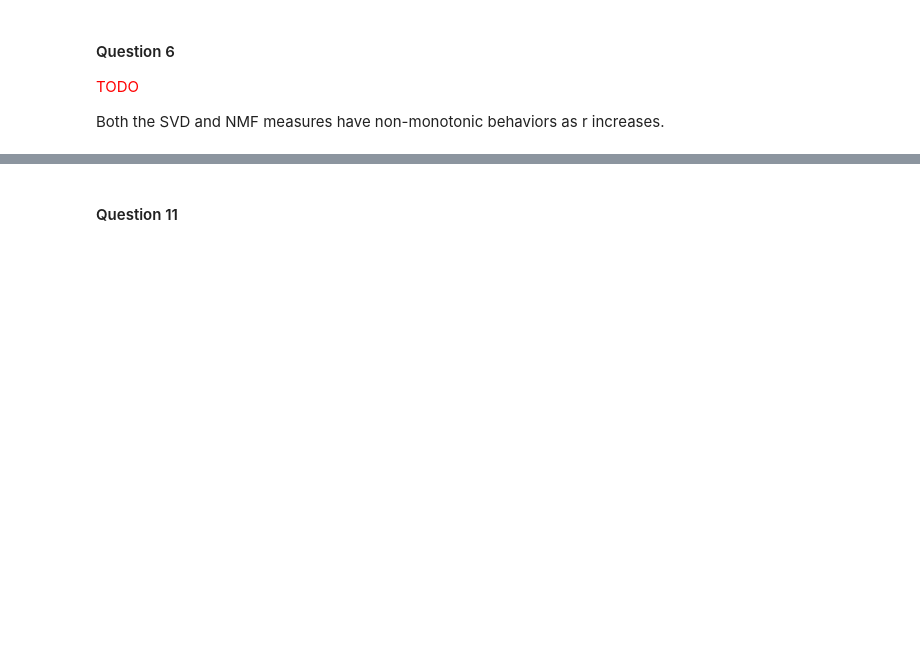
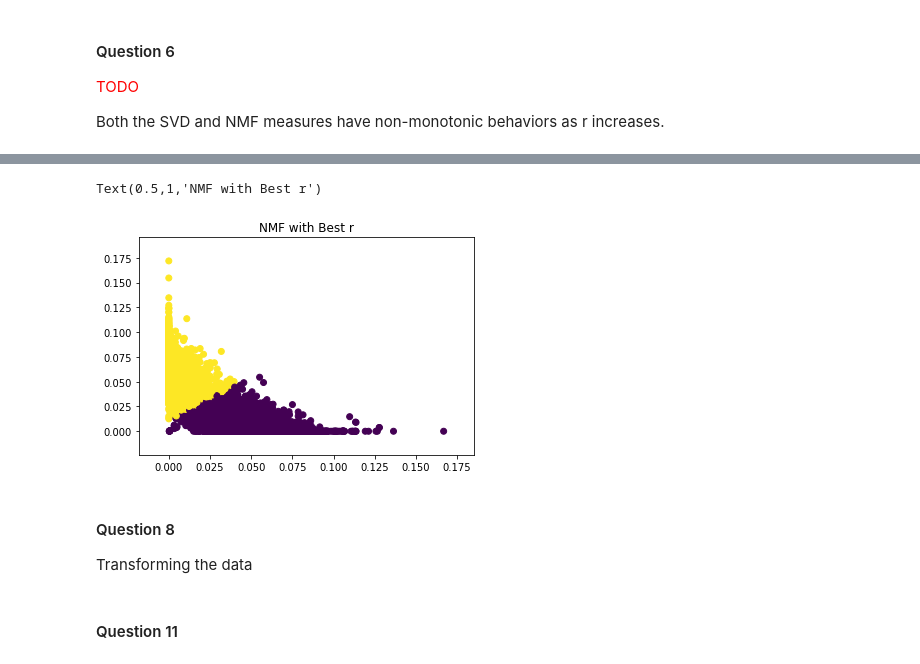
Before and after one commit to 219Winter2019adjz/Project2, a Jupyter notebook: Proj2.ipynb, the cells around one changed output, grey strips where cells are left out. Saved outputs shown, nothing was run; the diff lists cells and outputs as text; code cells hidden in the pictures; blank space fills up the shorter version.

Commit message:
Added Question 7 Changes

```diff
--- a/Proj2.ipynb
+++ b/Proj2.ipynb
@@ -293,0 +361,31 @@ Both the SVD and NMF measures have non-monotonic behaviors as r increases.
+# %%
+# NMF with best r
+
+# Reset NMF
+
+nmf = NMF(n_components=NMF_best_r)
+X_data_nmf_r = nmf.fit_transform(X_data_tfidf)
+nmf_kmeans = KMeans(n_clusters=2, random_state=0, max_iter=1000, n_init=40).fit(X_data_nmf_r)
+
+nmf_to_label = nmf_kmeans.labels_
+
+color_nmf = np.zeros(len(nmf_to_label))
+
+for i in range(len(nmf_to_label)):
+    if nmf_to_label[i] == 1:
+        color_nmf[i] = 1
+
+# Redefine NMF for ploting
+nmf = NMF(n_components=NMF_best_r)
+X_data_nmf_r = nmf.fit_transform(X_data_tfidf)
+nmf_to_plot = X_data_nmf_r[:, 0:2] # Take the first two columns of the NMF Data to plot
+
+plt.scatter(nmf_to_plot[:,0] ,nmf_to_plot[:,1], c = color_nmf)
+plt.title('NMF with Best r')
+# %% [output]
+Text(0.5,1,'NMF with Best r')
+[figure, added]
+# %% [markdown]
+#### Question 8
+
+Transforming the data
```
Also changed, not shown: parts of 19 cells of this notebook.
